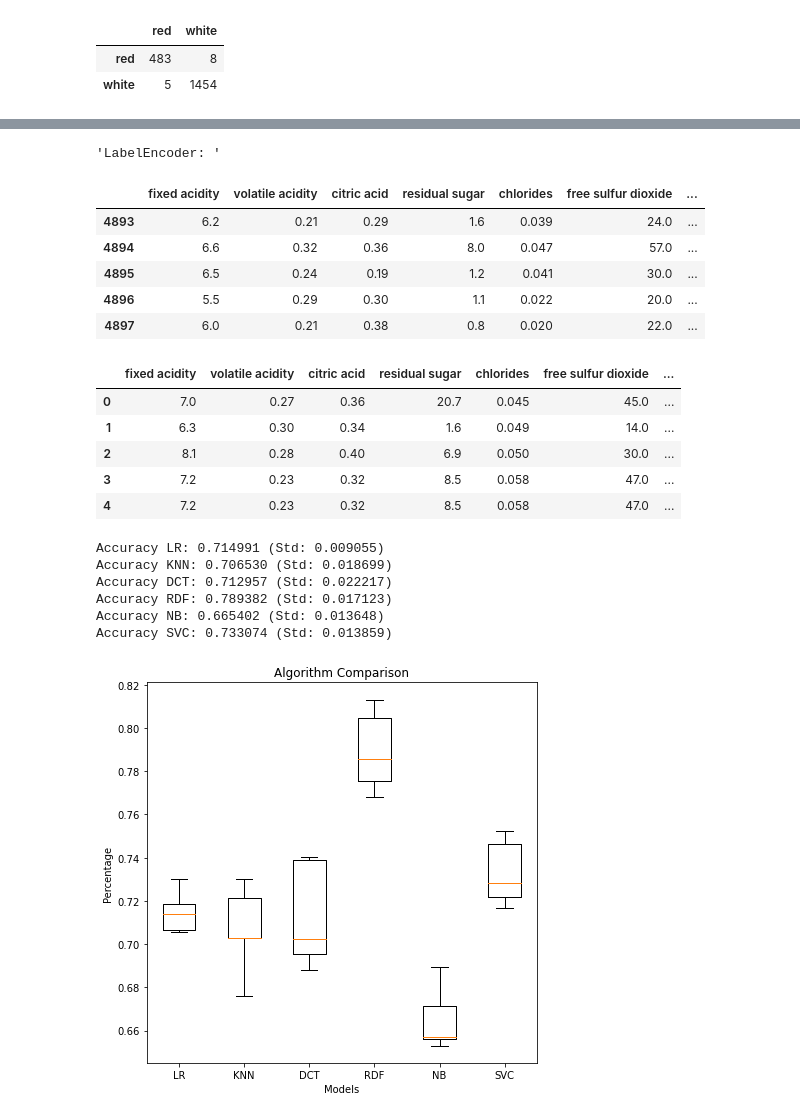
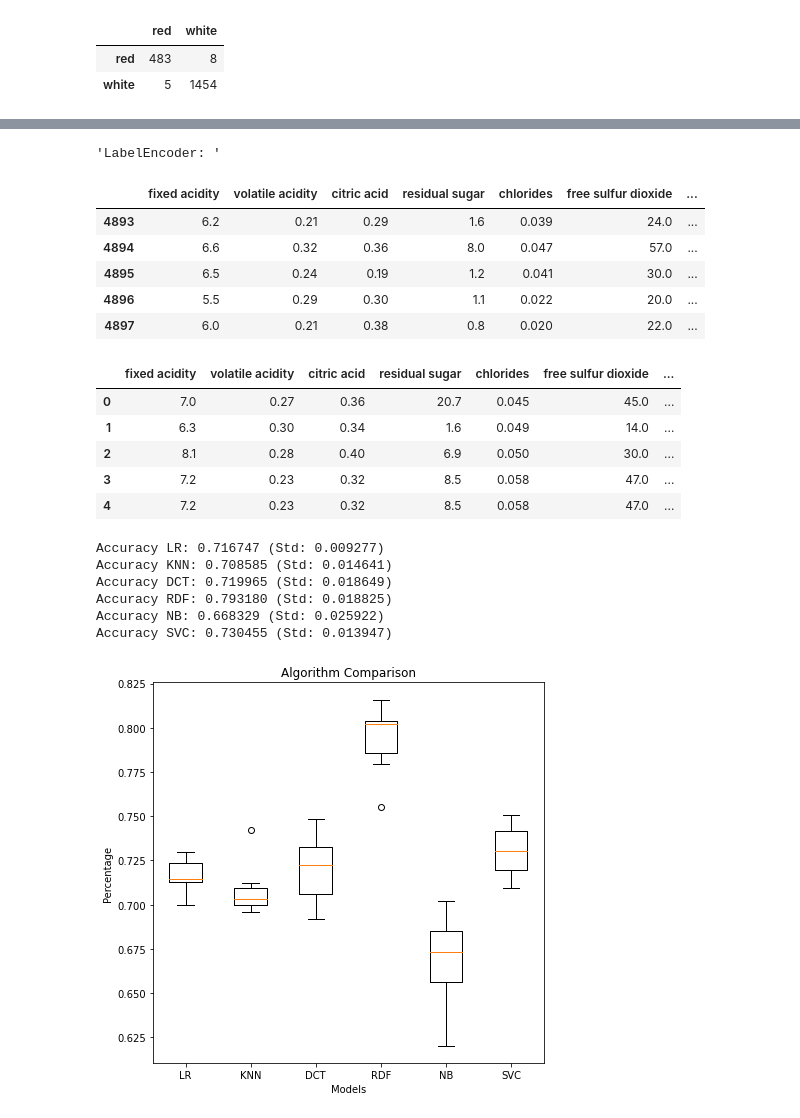
Before and after one commit to lvuduy/BlueBerry-Winery, a Jupyter notebook: PJ2_ML Models.ipynb, the cells around one changed output, grey strips where cells are left out. Drawn from its saved outputs; the diff is of its cells as text; code cells hidden in the pictures.

```diff
--- a/PJ2_ML Models.ipynb
+++ b/PJ2_ML Models.ipynb
@@ -921,13 +921,11 @@ models.append(('RDF', RandomForestClassifier(n_estimators=200)))
 models.append(('NB', GaussianNB()))
 models.append(('SVC', SVC()))
 
-#lr_lab = models
-
 # evaluate each model in turn
 results = []
 names = []
 for name, model in models:
-	kfold = StratifiedKFold(n_splits=5, random_state=1, shuffle=True)
+	kfold = StratifiedKFold(n_splits=3, random_state=1, shuffle=True)
 	cv_results = cross_val_score(model, X_train, Y_train, cv=kfold, scoring='accuracy')
 	results.append(cv_results)
 	names.append(name)
@@ -1079,38 +1077,38 @@ models.append(('SVC', SVC()))
 # evaluate each model in turn
 results = []
 names = []
 for name, model in models:
-	kfold = StratifiedKFold(n_splits=5, random_state=1, shuffle=True)
+	kfold = StratifiedKFold(n_splits=7, random_state=17, shuffle=True)
 	cv_results = cross_val_score(model, X_train, Y_train, cv=kfold, scoring='accuracy')
 	results.append(cv_results)
 	names.append(name)
 	print('Accuracy %s: %f (Std: %f)' % (name, (cv_results.mean()), cv_results.std()))
 
 # Compare Algorithms
 plt.figure(figsize=(7,7))
 plt.boxplot(results, labels=names)
 plt.title('Algorithm Comparison')
 plt.xlabel("Models")
 plt.ylabel("Percentage")
 plt.show()
 # %% [output]
 'LabelEncoder: '
 |  | fixed acidity | volatile acidity | citric acid | residual sugar | chlorides | free sulfur dioxide | ... |
 | 4893 | 6.2 | 0.21 | 0.29 | 1.6 | 0.039 | 24.0 | ... |
 | 4894 | 6.6 | 0.32 | 0.36 | 8.0 | 0.047 | 57.0 | ... |
 | 4895 | 6.5 | 0.24 | 0.19 | 1.2 | 0.041 | 30.0 | ... |
 | 4896 | 5.5 | 0.29 | 0.30 | 1.1 | 0.022 | 20.0 | ... |
 | 4897 | 6.0 | 0.21 | 0.38 | 0.8 | 0.020 | 22.0 | ... |
 |  | fixed acidity | volatile acidity | citric acid | residual sugar | chlorides | free sulfur dioxide | ... |
 | 0 | 7.0 | 0.27 | 0.36 | 20.7 | 0.045 | 45.0 | ... |
 | 1 | 6.3 | 0.30 | 0.34 | 1.6 | 0.049 | 14.0 | ... |
 | 2 | 8.1 | 0.28 | 0.40 | 6.9 | 0.050 | 30.0 | ... |
 | 3 | 7.2 | 0.23 | 0.32 | 8.5 | 0.058 | 47.0 | ... |
 | 4 | 7.2 | 0.23 | 0.32 | 8.5 | 0.058 | 47.0 | ... |
-Accuracy LR: 0.714991 (Std: 0.009055)
-Accuracy KNN: 0.706530 (Std: 0.018699)
-Accuracy DCT: 0.712957 (Std: 0.022217)
-Accuracy RDF: 0.789382 (Std: 0.017123)
-Accuracy NB: 0.665402 (Std: 0.013648)
-Accuracy SVC: 0.733074 (Std: 0.013859)
+Accuracy LR: 0.716747 (Std: 0.009277)
+Accuracy KNN: 0.708585 (Std: 0.014641)
+Accuracy DCT: 0.719965 (Std: 0.018649)
+Accuracy RDF: 0.793180 (Std: 0.018825)
+Accuracy NB: 0.668329 (Std: 0.025922)
+Accuracy SVC: 0.730455 (Std: 0.013947)
-[figure, old version]
+[figure, new version]
```
Also changed, not shown: parts of 7 cells of this notebook.
